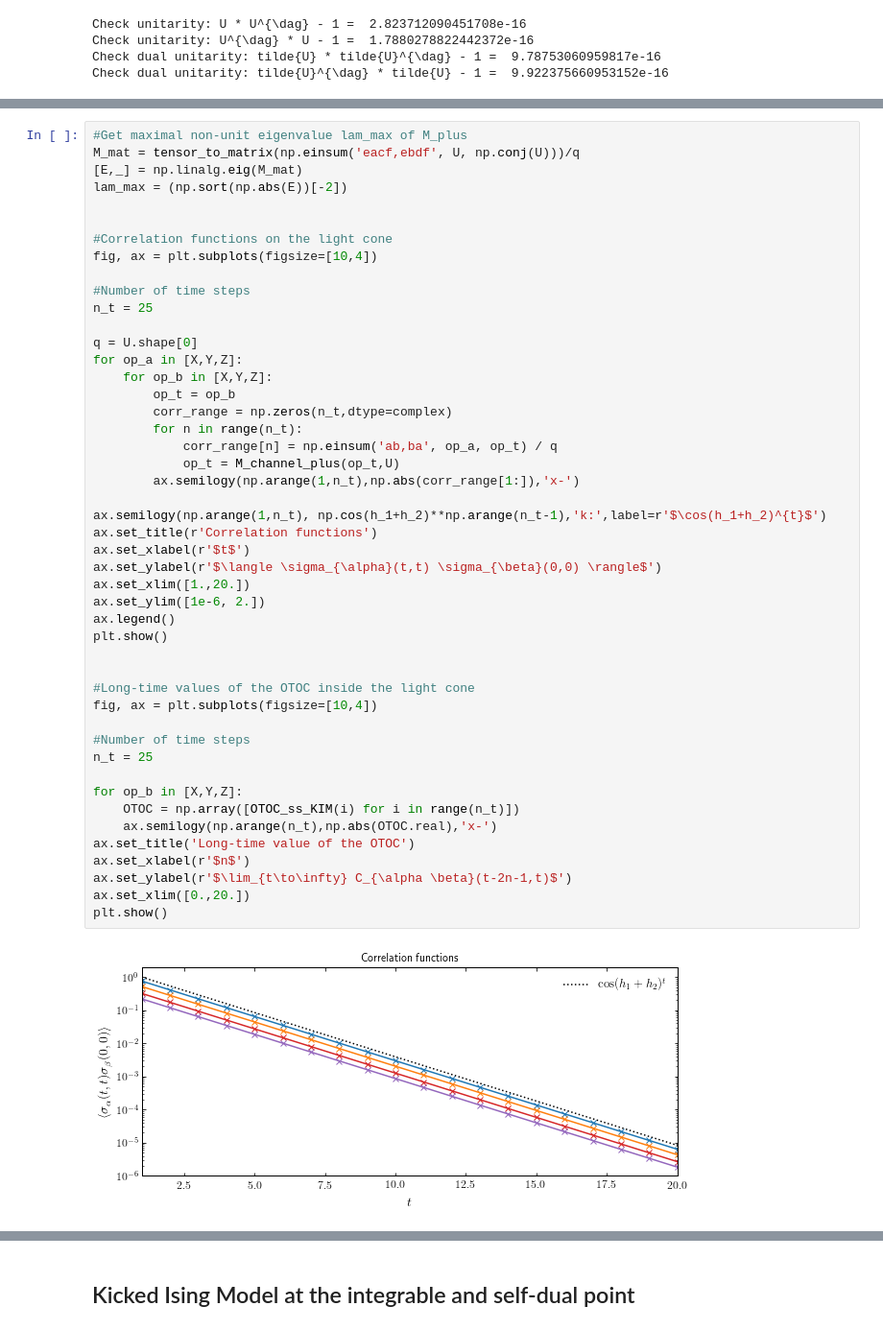
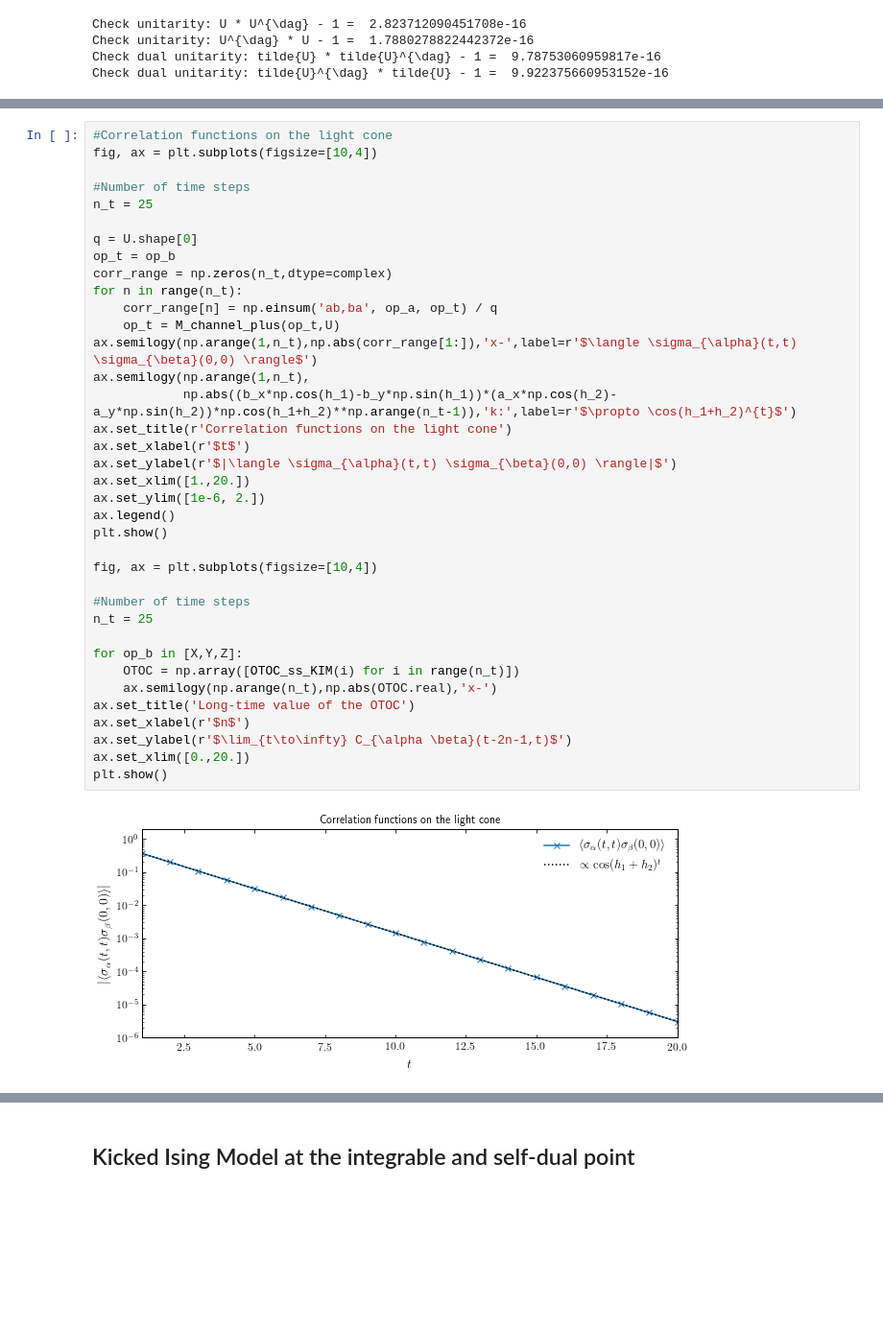
Before and after one commit to PieterWClaeys/UnitaryCircuits, a Jupyter notebook: MaximumVelocityQuantumCircuits.ipynb, the cells around one changed output, grey strips where cells are left out. Shown at 96% size. Saved outputs shown, nothing was run; the diff lists cells and outputs as text; blank space fills up the shorter version.

Commit message:
Add files via upload
Included analytic results for correlation functions

```diff
--- a/MaximumVelocityQuantumCircuits.ipynb
+++ b/MaximumVelocityQuantumCircuits.ipynb
@@ -570,52 +570,42 @@ plt.show()
 # %%
-#Get maximal non-unit eigenvalue lam_max of M_plus
-M_mat = tensor_to_matrix(np.einsum('eacf,ebdf', U, np.conj(U)))/q
-[E,_] = np.linalg.eig(M_mat)
-lam_max = (np.sort(np.abs(E))[-2])
-
-
 #Correlation functions on the light cone
 fig, ax = plt.subplots(figsize=[10,4])
 
 #Number of time steps
 n_t = 25
 
 q = U.shape[0]
-for op_a in [X,Y,Z]:
-    for op_b in [X,Y,Z]:
-        op_t = op_b
-        corr_range = np.zeros(n_t,dtype=complex)
-        for n in range(n_t):
-            corr_range[n] = np.einsum('ab,ba', op_a, op_t) / q
-            op_t = M_channel_plus(op_t,U)
-        ax.semilogy(np.arange(1,n_t),np.abs(corr_range[1:]),'x-')
-
-ax.semilogy(np.arange(1,n_t), np.cos(h_1+h_2)**np.arange(n_t-1),'k:',label=r'$\cos(h_1+h_2)^{t}$')
-ax.set_title(r'Correlation functions')
+op_t = op_b
+corr_range = np.zeros(n_t,dtype=complex)
+for n in range(n_t):
+    corr_range[n] = np.einsum('ab,ba', op_a, op_t) / q
+    op_t = M_channel_plus(op_t,U)
+ax.semilogy(np.arange(1,n_t),np.abs(corr_range[1:]),'x-',label=r'$\langle \sigma_{\alpha}(t,t) \sigma_{\beta}(0,0) \rangle$')
+ax.semilogy(np.arange(1,n_t),
+            np.abs((b_x*np.cos(h_1)-b_y*np.sin(h_1))*(a_x*np.cos(h_2)-a_y*np.sin(h_2))*np.cos(h_1+h_2)**np.arange(n_t-1)),'k:',label=r'$\propto \cos(h_1+h_2)^{t}$')
+ax.set_title(r'Correlation functions on the light cone')
 ax.set_xlabel(r'$t$')
-ax.set_ylabel(r'$\langle \sigma_{\alpha}(t,t) \sigma_{\beta}(0,0) \rangle$')
+ax.set_ylabel(r'$|\langle \sigma_{\alpha}(t,t) \sigma_{\beta}(0,0) \rangle|$')
 ax.set_xlim([1.,20.])
 ax.set_ylim([1e-6, 2.])
 ax.legend()
 plt.show()
 
-
-#Long-time values of the OTOC inside the light cone
 fig, ax = plt.subplots(figsize=[10,4])
 
 #Number of time steps
 n_t = 25
 
 for op_b in [X,Y,Z]:
     OTOC = np.array([OTOC_ss_KIM(i) for i in range(n_t)])
     ax.semilogy(np.arange(n_t),np.abs(OTOC.real),'x-')
 ax.set_title('Long-time value of the OTOC')
 ax.set_xlabel(r'$n$')
 ax.set_ylabel(r'$\lim_{t\to\infty} C_{\alpha \beta}(t-2n-1,t)$')
 ax.set_xlim([0.,20.])
 plt.show()
 # %% [output]
-[figure, old version]
+[figure, new version]
 [figure]
 # %% [markdown]
 ## Kicked Ising Model at the integrable and self-dual point
```
Also changed, not shown: parts of 6 cells of this notebook.
